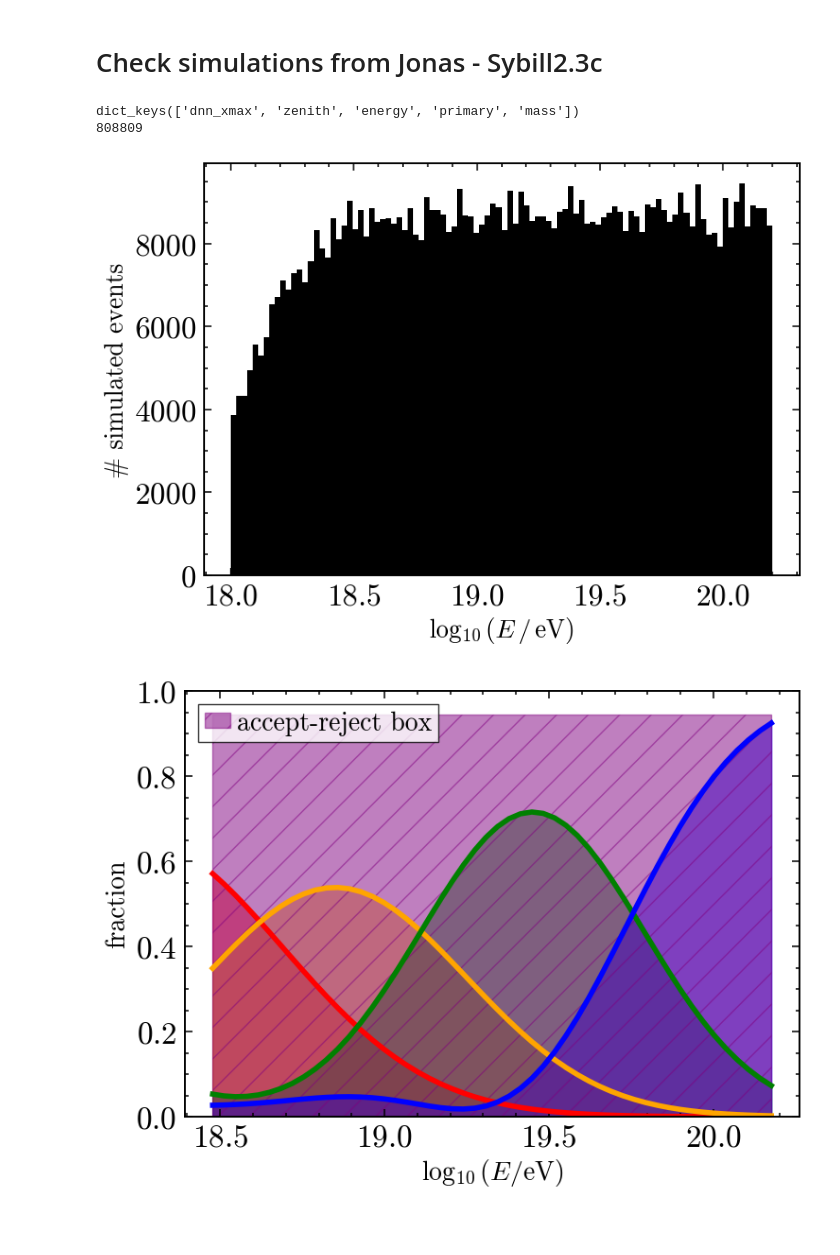
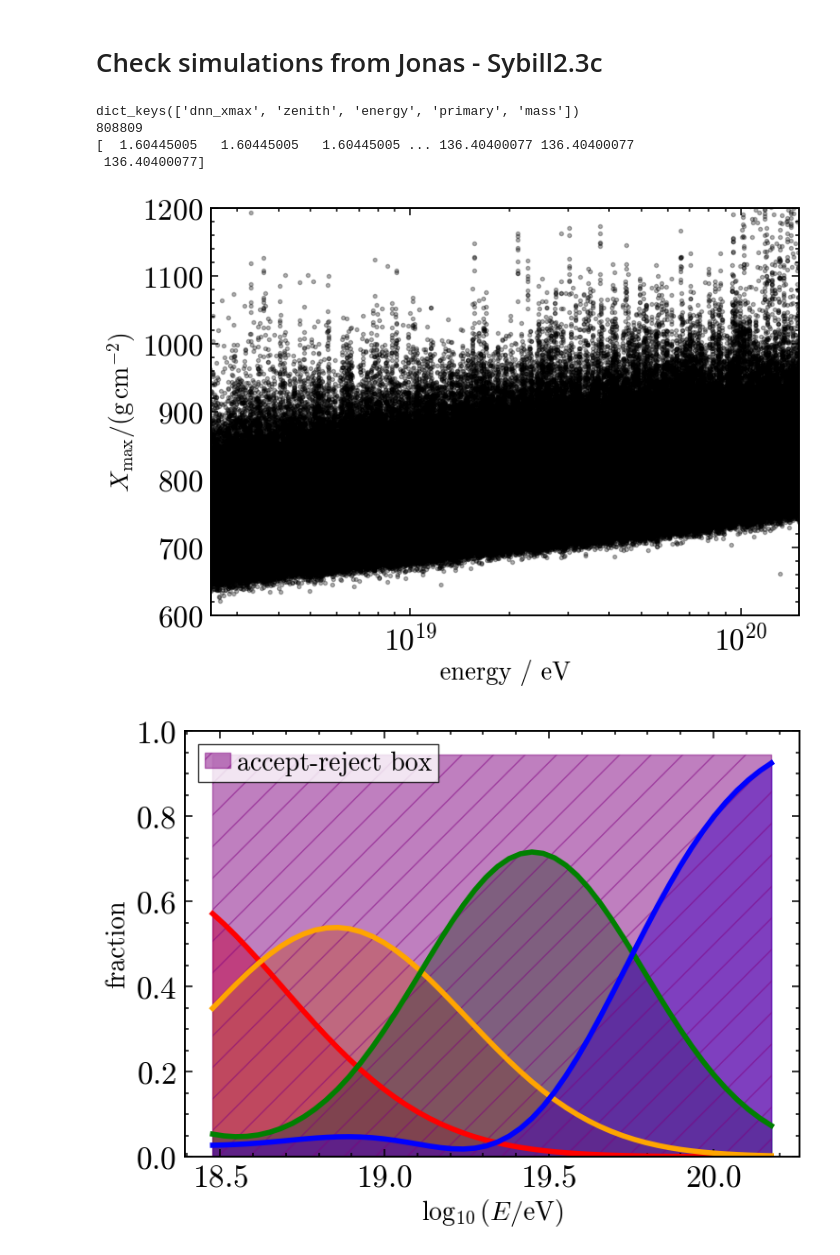
Before and after one commit to paolo-magnani/aixnet_simulations, a Jupyter notebook: sim_part1.ipynb, the cells around one changed output. Cells and saved outputs as stored; diff of their text form; code cells hidden in the pictures; blank space fills up the shorter version.

Commit message:
Universality handling added

```diff
--- a/sim_part1.ipynb
+++ b/sim_part1.ipynb
@@ -14,55 +14,73 @@ import matplotlib.pyplot as plt
 from simulated_dipole import *
 
 
 # plt.rcParams["mathtext.fontset"] = "custom"
 # plt.rcParams["mathtext.rm"] = "Comic Sans MS"
 # plt.rcParams["mathtext.it"] = "Comic Sans MS:italic"
 # plt.rcParams["mathtext.bf"] = "Comic Sans MS:bold"
 
 
 ## IN CASE OF KAne
-input_kane = '../berenika_dipole/dateset/KAne_EPOS_sims.csv'
+# input_kane = '../berenika_dipole/dateset/KAne_EPOS_sims.csv'
 
-kf = pd.read_csv(input_kane)
-dd = {}
-dd['dnn_xmax'] = np.array(kf['Xmax'])
-dd['zenith'] = np.array(np.pi/2 - kf['Zenith'])
-dd['energy'] = np.array(kf['Energy']/1e18)
-dd['primary'] = np.array(kf['Primary'])
-dd['mass'] = np.empty_like(dd['energy'])
-dd['mass'][np.where(dd['primary']==0)] = 1
-dd['mass'][np.where(dd['primary']==1)] = 4
-dd['mass'][np.where(dd['primary']==2)] = 16
-dd['mass'][np.where(dd['primary']==3)] = 56
+# kf = pd.read_csv(input_kane)
+# dd = {}
+# dd['dnn_xmax'] = np.array(kf['Xmax'])
+# dd['zenith'] = np.array(np.pi/2 - kf['Zenith'])
+# dd['energy'] = np.array(kf['Energy']/1e18)
+# dd['primary'] = np.array(kf['Primary'])
+# dd['mass'] = np.empty_like(dd['energy'])
+# dd['mass'][np.where(dd['primary']==0)] = 1
+# dd['mass'][np.where(dd['primary']==1)] = 4
+# dd['mass'][np.where(dd['primary']==2)] = 16
+# dd['mass'][np.where(dd['primary']==3)] = 56
 
 ## IN CASE OF AixNet
 # input_path = '/mnt/c/Users/paolo/Desktop/LAVORO/data_files/aixnet_sib_all_data.npz'
 # data = np.load(input_path, allow_pickle=True)
 # print(data.files)
 # print(len(data['dnn_xmax']))
 # dd = {key: data[key] for key in data.files}
 
+## In case of Universality
+
+dd = file_loader('KAne')
 print(dd.keys())
 
+# plt.figure(figsize=(10,6))
+# plt.scatter(dd['energy'], dd['sd_energy'], color='k', alpha=0.03)
+
 print(len(dd['energy']))
+print(dd['energy'])
 
-plt.figure(figsize=(10,6))
-# plt.hist(np.log10(dd['energy'][dd['mass']!=6]*1e18), color='k')
-plt.hist(np.log10(dd['energy']*1e18), color='k')
-# plt.plot(bin_centers, hist_2, color='k', linewidth=4)
-plt.xlabel(r'$\log_{10}(E\,/\,\mathrm{eV})$')
-plt.ylabel(r'# simulated events')
-#plt.xscale('log')
-#plt.yscale('log')
-plt.show()
+# plt.figure(figsize=(10,6))
+# # plt.hist(np.log10(dd['energy'][dd['mass']!=6]*1e18), color='k')
+# plt.hist(np.log10(dd['energy']*1e18), color='k')
+# # plt.plot(bin_centers, hist_2, color='k', linewidth=4)
+# plt.xlabel(r'$\log_{10}(E\,/\,\mathrm{eV})$')
+# plt.ylabel(r'# simulated events')
+# #plt.xscale('log')
+# #plt.yscale('log')
+# plt.show()
 
 # data_mask = flatten_distr(dd['energy'])
 # dd = dict_cutter(dd, data_mask)
 # print(dd.items())
+plt.figure(figsize=(10,6))
+#plt.title('Simulated data')
+plt.scatter(dd['energy']*1e18, dd['dnn_xmax'], alpha=0.3, color='k')
+plt.xlabel(r'energy / eV')
+plt.ylabel(r'$X_\mathrm{max} / \mathrm{(g \, cm^{-2})}$')
+plt.xscale('log')
+plt.ylim(600, 1200)
+plt.xlim(2.5e18, 150e18)
+plt.show()
 # %% [output]
 dict_keys(['dnn_xmax', 'zenith', 'energy', 'primary', 'mass'])
 808809
+[  1.60445005   1.60445005   1.60445005 ... 136.40400077 136.40400077
+ 136.40400077]
-[figure, old version]
+[figure, new version]
 # %%
 mf = mass_fractions(model='EPOS')
 ene = np.linspace(np.log10(3e18),np.log10(150e18))
```
Also changed, not shown: parts of 5 cells of this notebook, 11 other files.
